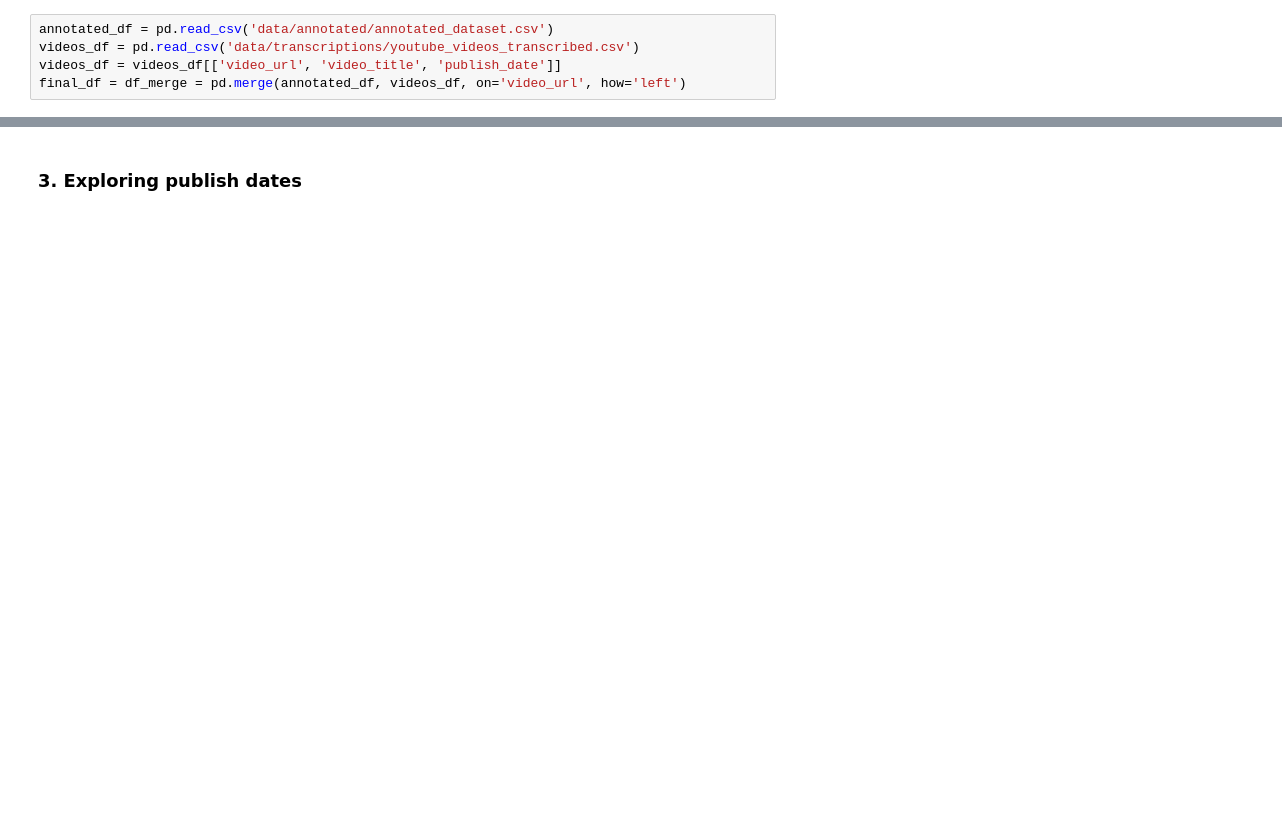
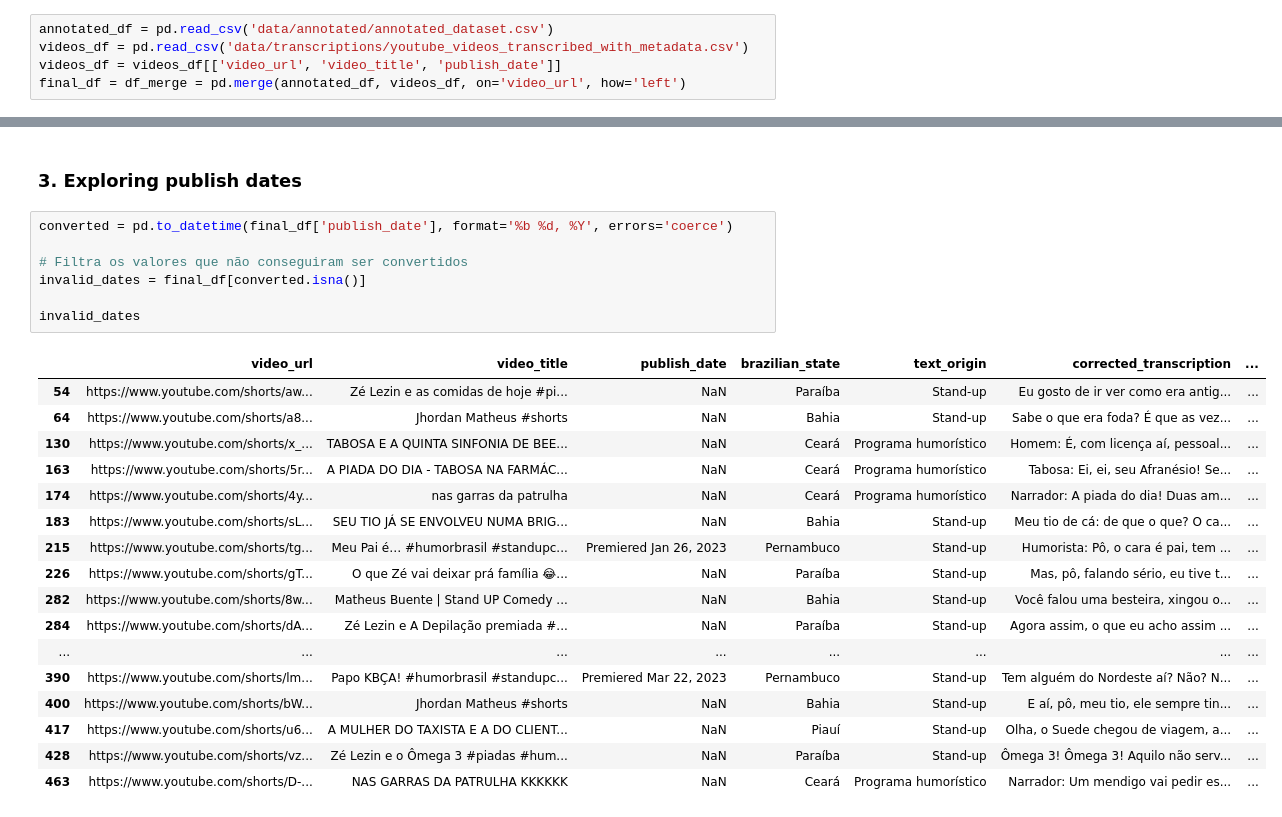
Before and after one commit to llm-pt-ibm/brazilian_northeast_humor_dataset, a Jupyter notebook: database/data_exploration.ipynb, the cells around one changed output, grey strips where cells are left out. Saved outputs shown, nothing was run; the diff lists cells and outputs as text; blank space fills up the shorter version.

```diff
--- a/database/data_exploration.ipynb
+++ b/database/data_exploration.ipynb
@@ -6,7 +6,7 @@ import os
 ## 1. Creating the final dataset with merged metadata
 # %%
 annotated_df = pd.read_csv('data/annotated/annotated_dataset.csv')
-videos_df = pd.read_csv('data/transcriptions/youtube_videos_transcribed.csv')
+videos_df = pd.read_csv('data/transcriptions/youtube_videos_transcribed_with_metadata.csv')
 videos_df = videos_df[['video_url', 'video_title', 'publish_date']]
 final_df = df_merge = pd.merge(annotated_df, videos_df, on='video_url', how='left')
 # %%
@@ -47,3 +47,28 @@ chart.show()
 [interactive output not drawn]
 # %% [markdown]
 ### 3. Exploring publish dates
+# %%
+converted = pd.to_datetime(final_df['publish_date'], format='%b %d, %Y', errors='coerce')
+
+# Filtra os valores que não conseguiram ser convertidos
+invalid_dates = final_df[converted.isna()]
+
+invalid_dates
+# %% [output]
+|  | video_url | video_title | publish_date | brazilian_state | text_origin | corrected_transcription | ... |
+| 54 | https://www.youtube.com/shorts/aw... | Zé Lezin e as comidas de hoje #pi... | NaN | Paraíba | Stand-up | Eu gosto de ir ver como era antig... | ... |
+| 64 | https://www.youtube.com/shorts/a8... | Jhordan Matheus #shorts | NaN | Bahia | Stand-up | Sabe o que era foda? É que as vez... | ... |
+| 130 | https://www.youtube.com/shorts/x_... | TABOSA E A QUINTA SINFONIA DE BEE... | NaN | Ceará | Programa humorístico | Homem: É, com licença aí, pessoal... | ... |
+| 163 | https://www.youtube.com/shorts/5r... | A PIADA DO DIA - TABOSA NA FARMÁC... | NaN | Ceará | Programa humorístico | Tabosa: Ei, ei, seu Afranésio! Se... | ... |
+| 174 | https://www.youtube.com/shorts/4y... | nas garras da patrulha | NaN | Ceará | Programa humorístico | Narrador: A piada do dia! Duas am... | ... |
+| 183 | https://www.youtube.com/shorts/sL... | SEU TIO JÁ SE ENVOLVEU NUMA BRIG... | NaN | Bahia | Stand-up | Meu tio de cá: de que o que? O ca... | ... |
+| 215 | https://www.youtube.com/shorts/tg... | Meu Pai é… #humorbrasil #standupc... | Premiered Jan 26, 2023 | Pernambuco | Stand-up | Humorista: Pô, o cara é pai, tem ... | ... |
+| 226 | https://www.youtube.com/shorts/gT... | O que Zé vai deixar prá família 😂... | NaN | Paraíba | Stand-up | Mas, pô, falando sério, eu tive t... | ... |
+| 282 | https://www.youtube.com/shorts/8w... | Matheus Buente | Stand UP Comedy ... | NaN | Bahia | Stand-up | Você falou uma besteira, xingou o... | ... |
+| 284 | https://www.youtube.com/shorts/dA... | Zé Lezin e A Depilação premiada #... | NaN | Paraíba | Stand-up | Agora assim, o que eu acho assim ... | ... |
+| ... | ... | ... | ... | ... | ... | ... | ... |
+| 390 | https://www.youtube.com/shorts/lm... | Papo KBÇA! #humorbrasil #standupc... | Premiered Mar 22, 2023 | Pernambuco | Stand-up | Tem alguém do Nordeste aí? Não? N... | ... |
+| 400 | https://www.youtube.com/shorts/bW... | Jhordan Matheus #shorts | NaN | Bahia | Stand-up | E aí, pô, meu tio, ele sempre tin... | ... |
+| 417 | https://www.youtube.com/shorts/u6... | A MULHER DO TAXISTA E A DO CLIENT... | NaN | Piauí | Stand-up | Olha, o Suede chegou de viagem, a... | ... |
+| 428 | https://www.youtube.com/shorts/vz... | Zé Lezin e o Ômega 3 #piadas #hum... | NaN | Paraíba | Stand-up | Ômega 3! Ômega 3! Aquilo não serv... | ... |
+| 463 | https://www.youtube.com/shorts/D-... | NAS GARRAS DA PATRULHA KKKKKK | NaN | Ceará | Programa humorístico | Narrador: Um mendigo vai pedir es... | ... |
```
Also changed, not shown: parts of 1 cell of this notebook.
